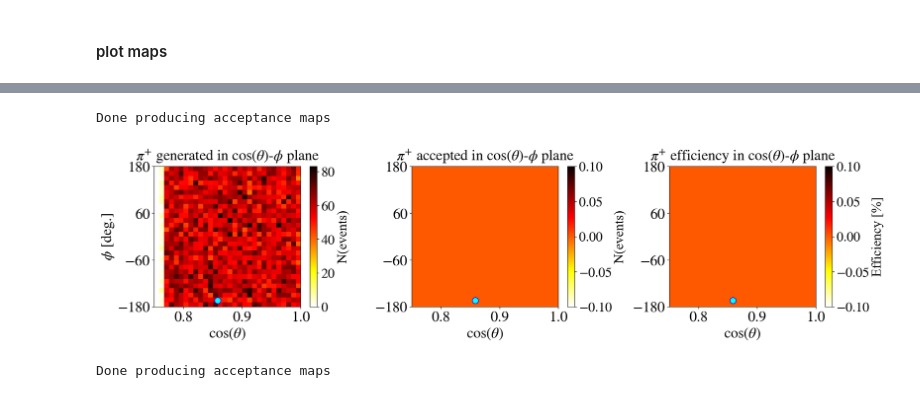
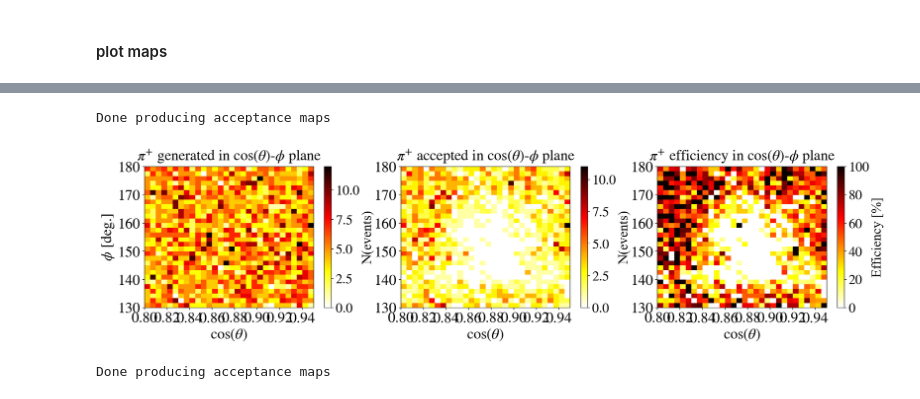
Before and after one commit to erezcoh4/SIDIS_at_BAND, a Jupyter notebook: PythonAnalysis/AcceptanceCorrections/pi_acceptance_maps.ipynb, the cells around one changed output, grey strips where cells are left out. Saved outputs shown, nothing was run; the diff lists cells and outputs as text; code cells hidden in the pictures.

```diff
--- a/PythonAnalysis/AcceptanceCorrections/pi_acceptance_maps.ipynb
+++ b/PythonAnalysis/AcceptanceCorrections/pi_acceptance_maps.ipynb
@@ -224,56 +223,46 @@ Done producing acceptance maps
 x_var_g, xlabel, xunits = 'pi_Theta_g', '$\cos(\\theta)$',''
 y_var_g, ylabel, yunits = 'pi_Phi_g', '$\phi$','[deg.]'
 
-
+acc_type = 'fiducial' # 'PID+fiducial' # 'rec' # 'PID' # 'fiducial' #
 h_gen,h_acc,h_eff,xedges,yedges  = create_2d_acceptance_map(x_var_g=x_var_g, y_var_g=y_var_g,
-                                 x_function='cos',y_function='r2d',
-                                 bins = (np.linspace(phi_min, phi_max,31),np.linspace(0.75, 1,31)),
-                                                            # acc_type = 'rec'
-                                                            acc_type = 'PID'
-                                                           # acc_type = 'fiducial'
-                                                           )
-
-# h_gen,h_acc,h_eff,xedges,yedges  = create_2d_acceptance_map(x_var_g=x_var_g, y_var_g=y_var_g,
-#                                  x_function='cos',y_function='r2d',
-#                                  bins = (np.linspace(phi_min, phi_max,31),np.linspace(0.75, 1,31)),
-#                                                            acc_type = 'PID')
-
-# h_gen,h_acc,h_eff,xedges,yedges  = create_2d_acceptance_map(x_var_g=x_var_g, y_var_g=y_var_g,
-#                                  x_function='cos',y_function='r2d',
-#                                  bins = (np.linspace(phi_min, phi_max,31),np.linspace(0.75, 1,31)),
-#                                                            acc_type = 'PID+fiducial')
+                                                            x_function='cos',y_function='r2d',
+                                                            # bins = (np.linspace(phi_min, phi_max,31),np.linspace(0.75, 1,31)),
+                                                            bins = (np.linspace(130, 180,31),np.linspace(0.8, 0.95,31)),
+                                                            acc_type = acc_type)
 
 
 
 xticks = [0.8,0.9,1]
 yticks = [-180,-60,60,180]
 
 extent=[p_min,p_max,theta_min,theta_max]
 
 fig = plt.figure(figsize=(18,8))
 for h,hlabel,cbarunits,subplot_idx in zip([h_gen,h_acc,h_eff],
                                           ['generated','accepted','efficiency'],
                                           ['N(events)','N(events)','Efficiency [%]'],
                                           [1,2,3]):
     ax = fig.add_subplot(2,3,subplot_idx)
     im = ax.pcolormesh(xedges, yedges, h, cmap='hot_r')
     # colorbar
     cbar = plt.colorbar( im, label=cbarunits )
     cbar.ax.tick_params(labelsize=22)
     cbar.ax.yaxis.label.set_font_properties(mpl.font_manager.FontProperties(family='times new roman', size=22))
     # cosmetics
     set_axes(ax, xlabel + ' ' + xunits,ylabel + ' ' + yunits if subplot_idx==1 else '',
                  title='$\pi^{+}$ '+hlabel+' in '+xlabel+'-'+ylabel+' plane',
-             fontsize=24, do_add_grid=False,xticks=xticks,yticks=yticks)
+             fontsize=24, do_add_grid=False,
+             # xticks=xticks,yticks=yticks
+            )
 
     theta_e = 30.9 # deg.
     phi_e = -163.4
-    plt.scatter([np.cos(theta_e/r2d)],[phi_e],s=100,marker='o',color='cyan',edgecolor='blue')
+    # plt.scatter([np.cos(theta_e/r2d)],[phi_e],s=100,marker='o',color='cyan',edgecolor='blue')
 
 plt.tight_layout();
 # %% [output]
 Done producing acceptance maps
-[figure, old version]
+[figure, new version]
 # %%
 x_var_g, xlabel, xunits = 'pi_P_g', '$p$','[GeV/c]'
 y_var_g, ylabel, yunits = 'pi_Phi_g', '$\phi$','[deg.]'
```
Also changed, not shown: parts of 3 cells of this notebook, 1 other file.
